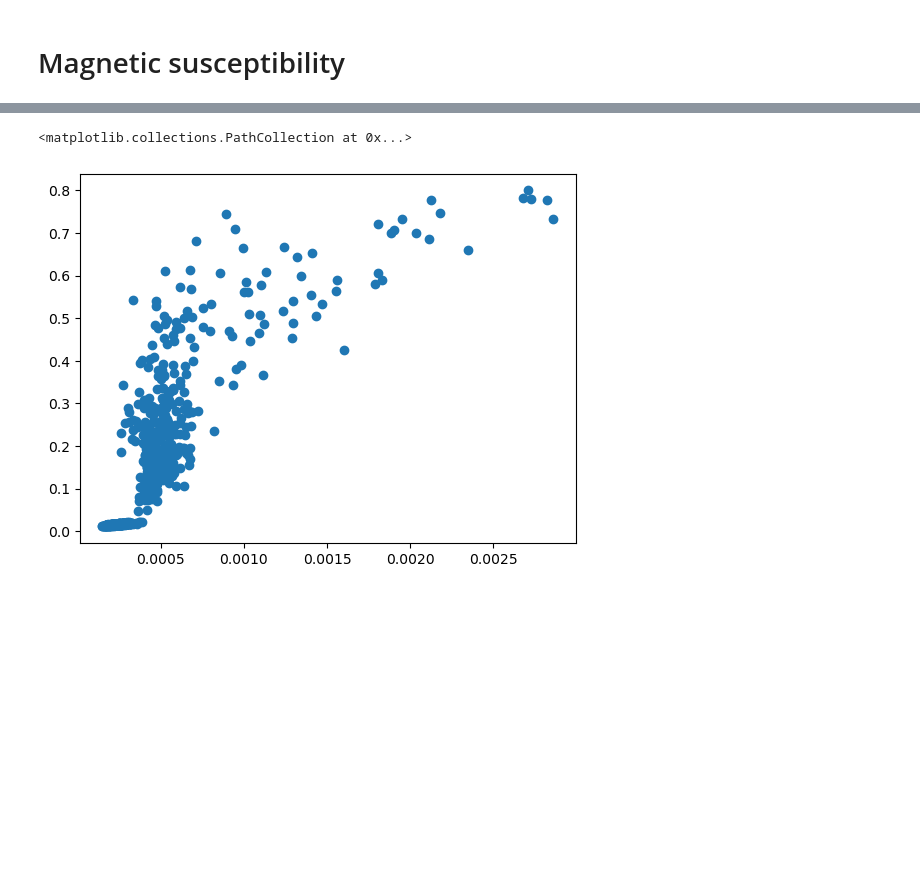
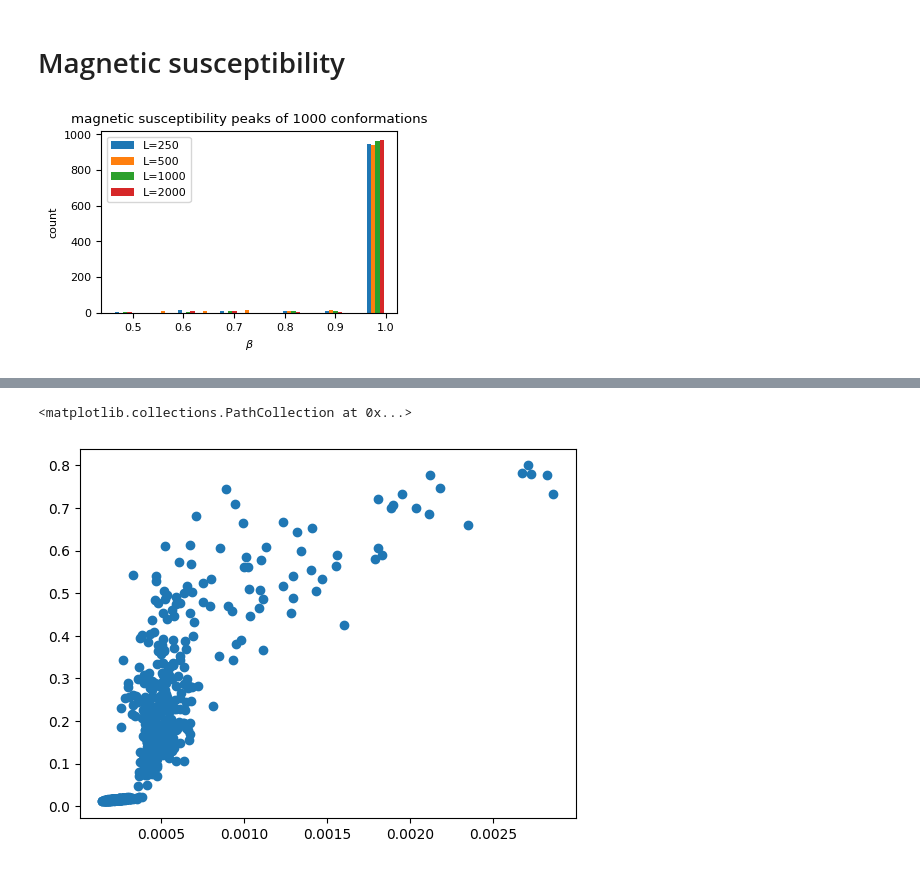
Before and after one commit to MoskalenkoRomanBorisovich/Ising-on-random-conformation, a Jupyter notebook: U=0.1.ipynb, the cells around one changed output, grey strips where cells are left out. Cells and saved outputs as stored; diff of their text form; code cells hidden in the pictures; blank space fills up the shorter version.

```diff
--- a/U=0.1.ipynb
+++ b/U=0.1.ipynb
@@ -347,4 +347,30 @@ def find_ms_peaks(confs):
         p.append(np.argmax(ms))
 
     return p
+# %%
+
+plt.rcParams['font.size'] = '8'
+plt.figure(figsize=set_size(fraction=0.8))
+plt.title('magnetic susceptibility peaks of 1000 conformations')
+plt.xlabel(r'$\beta$')
+plt.ylabel('count')
+ms_peaks = find_ms_peaks(conf_250)
+beta_peaks_250 = conf_250[0].betas[ms_peaks]
+
+ms_peaks = find_ms_peaks(conf_500)
+beta_peaks_500 = conf_500[0].betas[ms_peaks]
+
+ms_peaks = find_ms_peaks(conf_1000)
+beta_peaks_1000 = conf_1000[0].betas[ms_peaks]
+
+ms_peaks = find_ms_peaks(conf_2000)
+beta_peaks_2000 = conf_2000[0].betas[ms_peaks]
+beta_peaks = [beta_peaks_250, beta_peaks_500, beta_peaks_1000, beta_peaks_2000]
+plt.hist(beta_peaks, bins='auto')
+plt.legend(['L=250', 'L=500', 'L=1000', 'L=2000'], loc='best')
+
+save_fig(plt.gcf(), './reports/images/U=0.1_MS_peaks')
+plt.show()
+# %% [output]
+[figure, added]
 # %%
```
Also changed, not shown: parts of 24 cells of this notebook, 26 other files.
